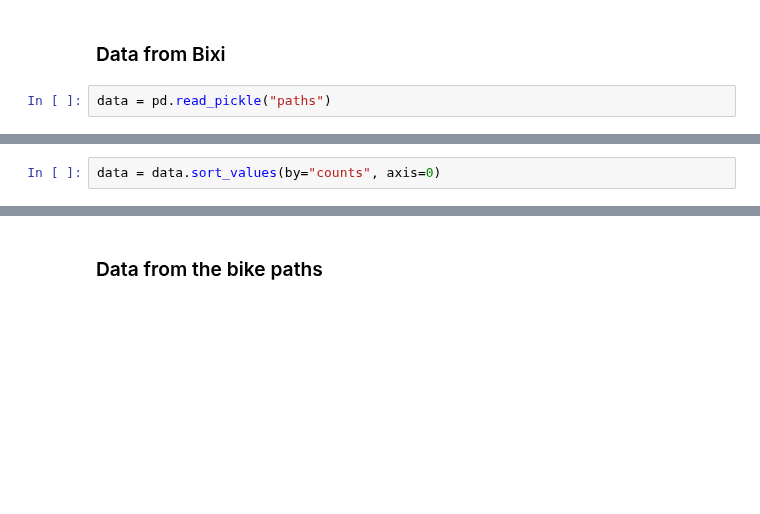
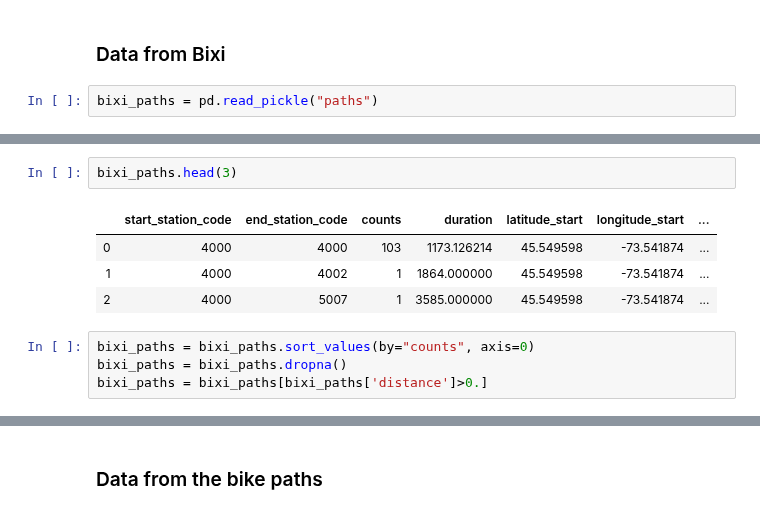
Before and after one commit to daviskia/ada-project-deep-penguin, a Jupyter notebook: Bike_Friendliness_of_Bixi_Paths.ipynb, the cells around one changed output, grey strips where cells are left out. Saved outputs shown, nothing was run; the diff lists cells and outputs as text; blank space fills up the shorter version.

Commit message:
Finalizing BikePaths to add to the DataStory

```diff
--- a/Bike_Friendliness_of_Bixi_Paths.ipynb
+++ b/Bike_Friendliness_of_Bixi_Paths.ipynb
@@ -20,4 +20,4 @@ from folium.plugins import HeatMap
 # %% [markdown]
 ### Data from Bixi
 # %%
-data = pd.read_pickle("paths")
+bixi_paths = pd.read_pickle("paths")
@@ -40,2 +24,11 @@ data
+# %%
+bixi_paths.head(3)
+# %% [output]
+|  | start_station_code | end_station_code | counts | duration | latitude_start | longitude_start | ... |
+| 0 | 4000 | 4000 | 103 | 1173.126214 | 45.549598 | -73.541874 | ... |
+| 1 | 4000 | 4002 | 1 | 1864.000000 | 45.549598 | -73.541874 | ... |
+| 2 | 4000 | 5007 | 1 | 3585.000000 | 45.549598 | -73.541874 | ... |
 # %%
-data = data.sort_values(by="counts", axis=0)
+bixi_paths = bixi_paths.sort_values(by="counts", axis=0)
+bixi_paths = bixi_paths.dropna()
+bixi_paths = bixi_paths[bixi_paths['distance']>0.]
```
Also changed, not shown: parts of 9 cells of this notebook, 10 other files.
